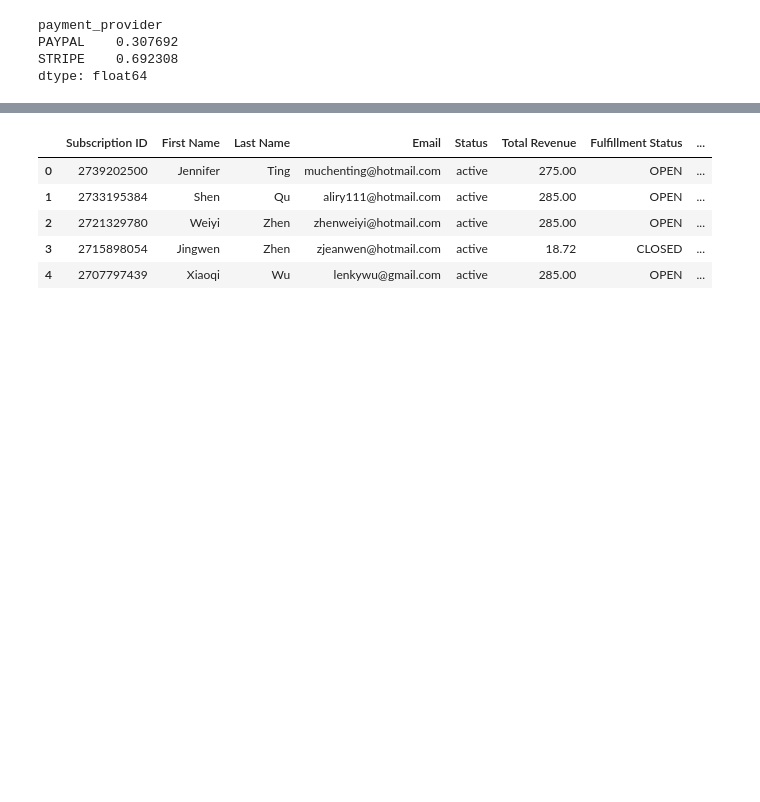
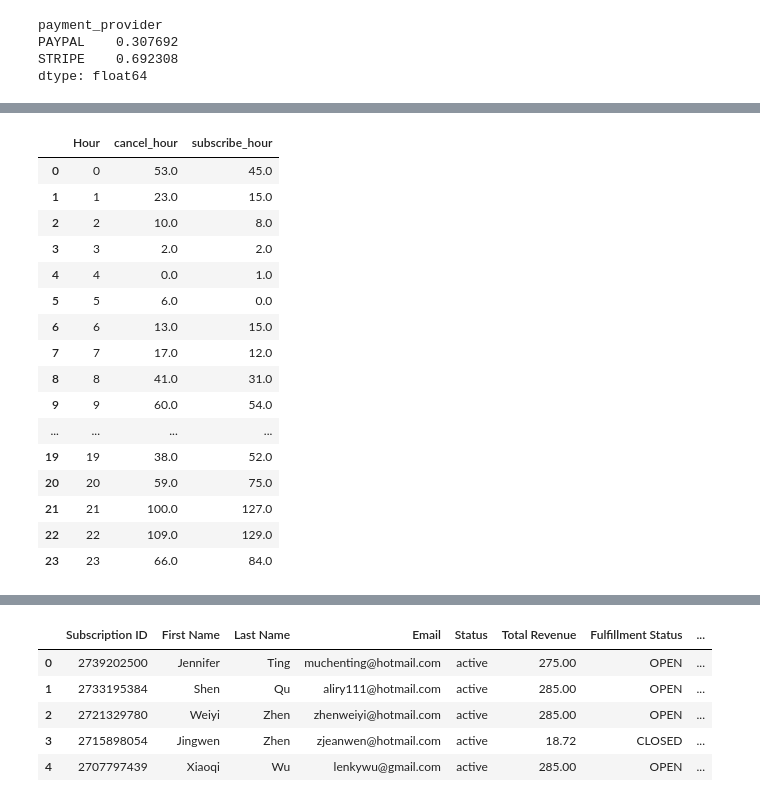
Before and after one commit to Armclimber/Projects, a Jupyter notebook: Capstone2/Subscription - Data Wrangling and EDA.ipynb, the cells around one changed output, grey strips where cells are left out. Saved outputs shown, nothing was run; the diff lists cells and outputs as text; code cells hidden in the pictures; blank space fills up the shorter version.

```diff
--- a/Capstone2/Subscription - Data Wrangling and EDA.ipynb
+++ b/Capstone2/Subscription - Data Wrangling and EDA.ipynb
@@ -344,0 +300,25 @@ dtype: int64
+# %%
+#People are more likely to cancel at nights
+#But subscribe happen at night and in the afternoon: maybe send emails just before they have time to subscribe
+
+hour_analysis = pd.merge(subscriptions.groupby('cancel_hour').size().to_frame(name ='cancel_hour'), subscriptions.groupby('subscribe_hour').size().to_frame(name ='subscribe_hour'), left_index=True, right_index=True, how='outer').reset_index().iloc[:-1].fillna(0)
+hour_analysis.rename(columns={'index':'Hour'}, inplace = True)
+hour_analysis
+# %% [output]
+|  | Hour | cancel_hour | subscribe_hour |
+| 0 | 0 | 53.0 | 45.0 |
+| 1 | 1 | 23.0 | 15.0 |
+| 2 | 2 | 10.0 | 8.0 |
+| 3 | 3 | 2.0 | 2.0 |
+| 4 | 4 | 0.0 | 1.0 |
+| 5 | 5 | 6.0 | 0.0 |
+| 6 | 6 | 13.0 | 15.0 |
+| 7 | 7 | 17.0 | 12.0 |
+| 8 | 8 | 41.0 | 31.0 |
+| 9 | 9 | 60.0 | 54.0 |
+| ... | ... | ... | ... |
+| 19 | 19 | 38.0 | 52.0 |
+| 20 | 20 | 59.0 | 75.0 |
+| 21 | 21 | 100.0 | 127.0 |
+| 22 | 22 | 109.0 | 129.0 |
+| 23 | 23 | 66.0 | 84.0 |
```
Also changed, not shown: parts of 13 cells of this notebook.
